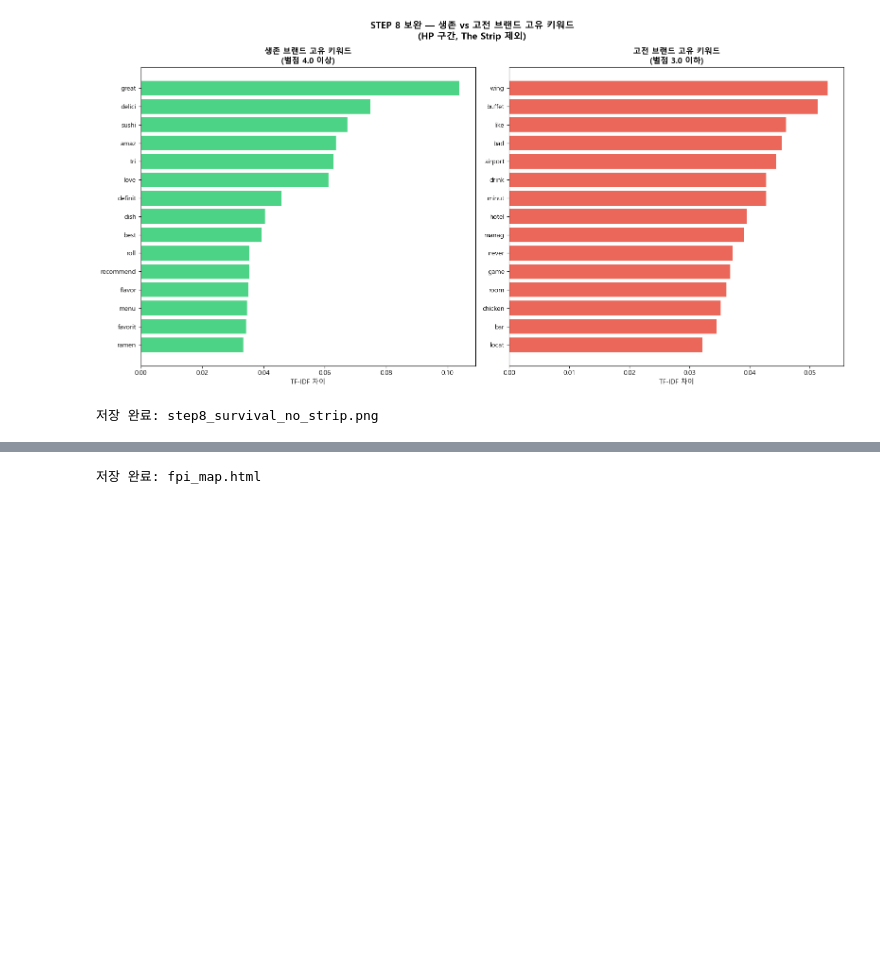
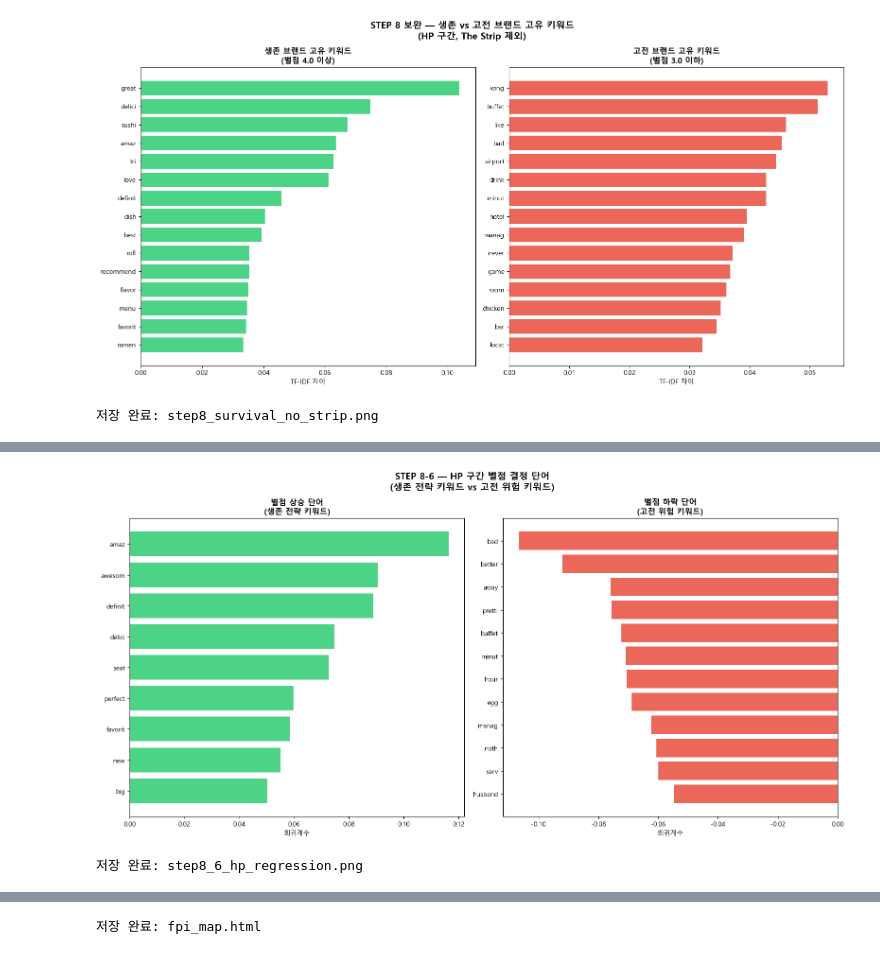
Before and after one commit to seonu-lee/yelp-franchise-analysis, a Jupyter notebook: notebooks/08_survival_analysi.ipynb, the cells around one changed output, grey strips where cells are left out. Cells and saved outputs as stored; diff of their text form; code cells hidden in the pictures; blank space fills up the shorter version.

```diff
--- a/notebooks/08_생존브랜드분석.ipynb
+++ b/notebooks/08_survival_analysi.ipynb
@@ -697,0 +836,11 @@ The Strip 상권 노이즈를 제거하면 고전 브랜드의 핵심 문제가
+# %%
+import scipy.sparse as sp
+import statsmodels.api as sm
+from sklearn.feature_extraction.text import TfidfVectorizer
+from sklearn.preprocessing import StandardScaler
+
+# HP 구간 생존 + 고전 브랜드
+hp_labeled_reg = pd.concat([survivor, struggle], ignore_index=True)
+
+print(f"분석 대상: {len(hp_labeled_reg):,}개")
+print(f"  생존: {len(survivor)}개 / 고전: {len(struggle)}개")
@@ -697,0 +886,12 @@ The Strip 상권 노이즈를 제거하면 고전 브랜드의 핵심 문제가
+# %%
+# TF-IDF 계산
+vectorizer_hp = TfidfVectorizer(
+    min_df=0.05,
+    max_df=0.90,
+    max_features=150 # max_features 줄이기 (894개 관측치 → 150개 단어)
+)
+tfidf_hp = vectorizer_hp.fit_transform(brand_hp['text_clean'])
+terms_hp  = vectorizer_hp.get_feature_names_out()
+
+print(f"TF-IDF 행렬: {tfidf_hp.shape}")
+print(f"단어 수: {len(terms_hp)}개")
@@ -697,0 +982,25 @@ The Strip 상권 노이즈를 제거하면 고전 브랜드의 핵심 문제가
+# %%
+# 시각화
+fig, axes = plt.subplots(1, 2, figsize=(16, 8))
+fig.suptitle('STEP 8-6 — HP 구간 별점 결정 단어\n(생존 전략 키워드 vs 고전 위험 키워드)',
+             fontsize=14, fontweight='bold')
+
+top_pos_hp = sig_hp_pos.head(15)
+axes[0].barh(top_pos_hp['word'][::-1], top_pos_hp['coef'][::-1],
+             color='#2ecc71', alpha=0.85)
+axes[0].set_title('별점 상승 단어\n(생존 전략 키워드)', fontsize=12, fontweight='bold')
+axes[0].set_xlabel('회귀계수')
+
+top_neg_hp = sig_hp_neg.head(15)
+axes[1].barh(top_neg_hp['word'][::-1], top_neg_hp['coef'][::-1],
+             color='#e74c3c', alpha=0.85)
+axes[1].set_title('별점 하락 단어\n(고전 위험 키워드)', fontsize=12, fontweight='bold')
+axes[1].set_xlabel('회귀계수')
+
+plt.tight_layout()
+plt.savefig(f"{PATH_to_save}/step8_6_hp_regression.png", dpi=150, bbox_inches='tight')
+plt.show()
+print("저장 완료: step8_6_hp_regression.png")
+# %% [output]
+[figure, added]
+저장 완료: step8_6_hp_regression.png
```
Also changed, not shown: parts of 26 cells of this notebook, 3 other files.
